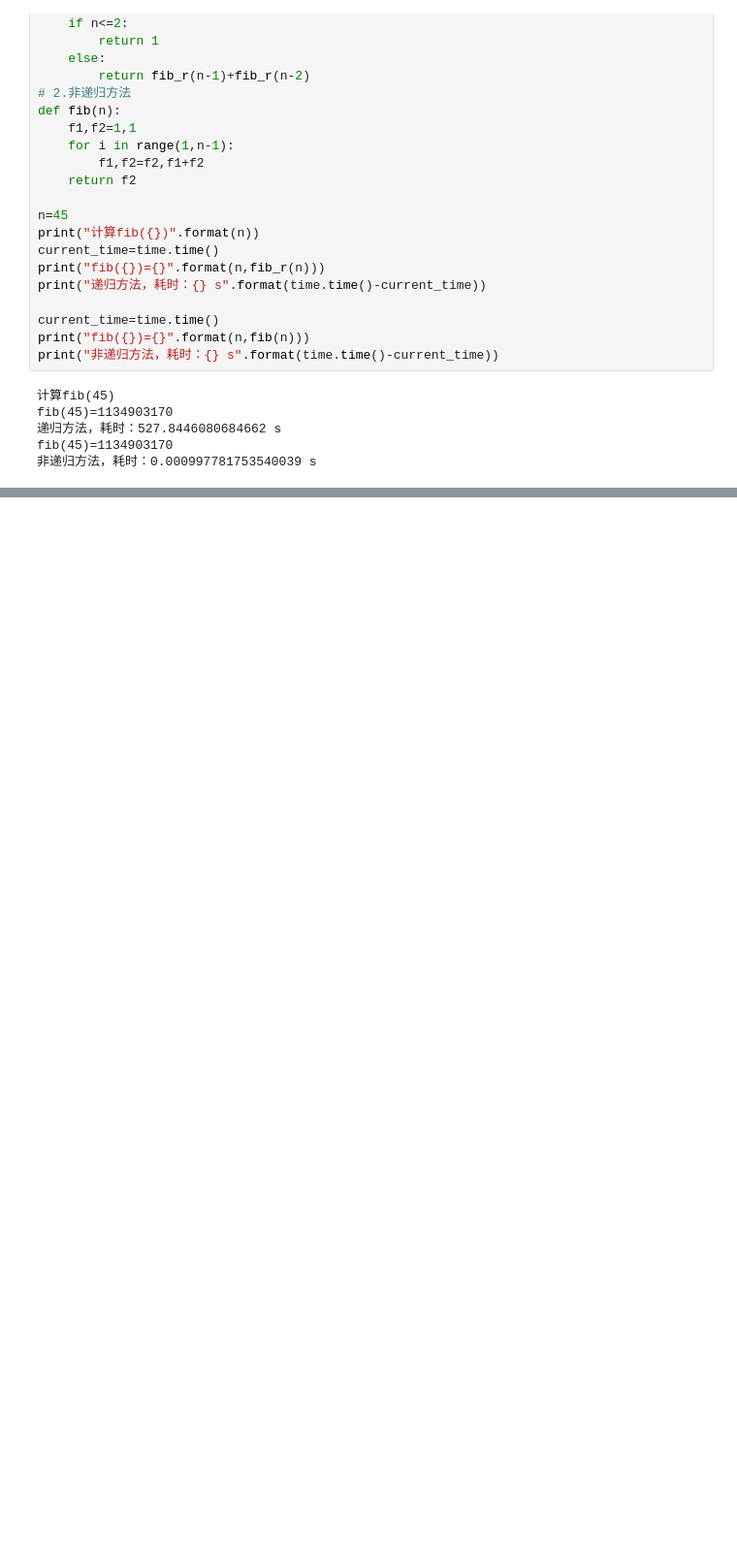
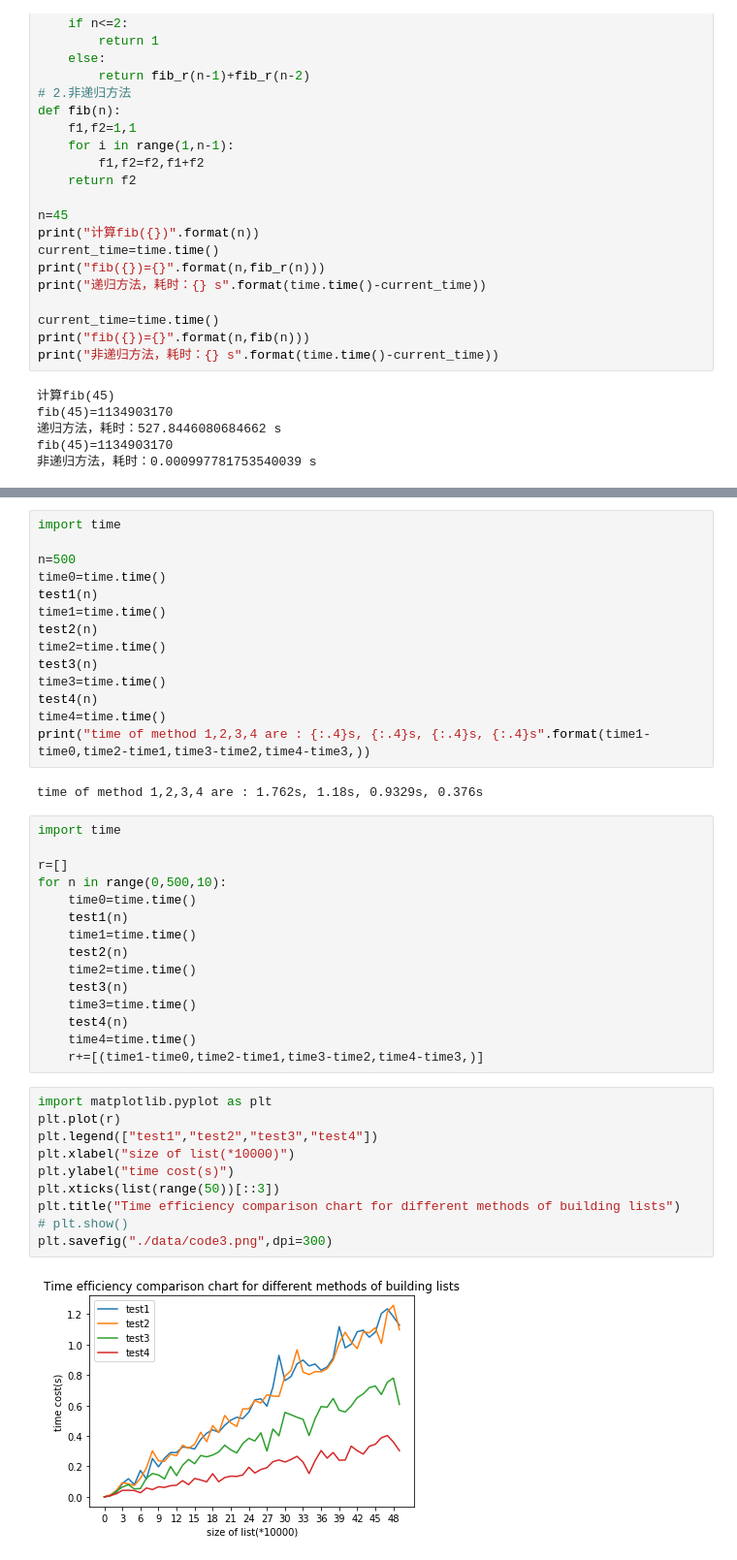
Before and after one commit to luoboganer/ds_python, a Jupyter notebook: chapter_1.ipynb, the cells around one changed output, grey strips where cells are left out. Shown at 97% size. Saved outputs shown, nothing was run; the diff lists cells and outputs as text; blank space fills up the shorter version.

Commit message:
add time efficiency for different methods of building lists

```diff
--- a/chapter_1.ipynb
+++ b/chapter_1.ipynb
@@ -60,0 +84,43 @@ fib(45)=1134903170
+# %%
+import time
+
+n=500
+time0=time.time()
+test1(n)
+time1=time.time()
+test2(n)
+time2=time.time()
+test3(n)
+time3=time.time()
+test4(n)
+time4=time.time()
+print("time of method 1,2,3,4 are : {:.4}s, {:.4}s, {:.4}s, {:.4}s".format(time1-time0,time2-time1,time3-time2,time4-time3,))
+# %% [output]
+time of method 1,2,3,4 are : 1.762s, 1.18s, 0.9329s, 0.376s
+# %%
+import time
+
+r=[]
+for n in range(0,500,10):
+    time0=time.time()
+    test1(n)
+    time1=time.time()
+    test2(n)
+    time2=time.time()
+    test3(n)
+    time3=time.time()
+    test4(n)
+    time4=time.time()
+    r+=[(time1-time0,time2-time1,time3-time2,time4-time3,)]
+# %%
+import matplotlib.pyplot as plt
+plt.plot(r)
+plt.legend(["test1","test2","test3","test4"])
+plt.xlabel("size of list(*10000)")
+plt.ylabel("time cost(s)")
+plt.xticks(list(range(50))[::3])
+plt.title("Time efficiency comparison chart for different methods of building lists")
+# plt.show()
+plt.savefig("./data/code3.png",dpi=300)
+# %% [output]
+[figure, added]
```
Also changed, not shown: parts of 2 cells of this notebook, 1 other file.
